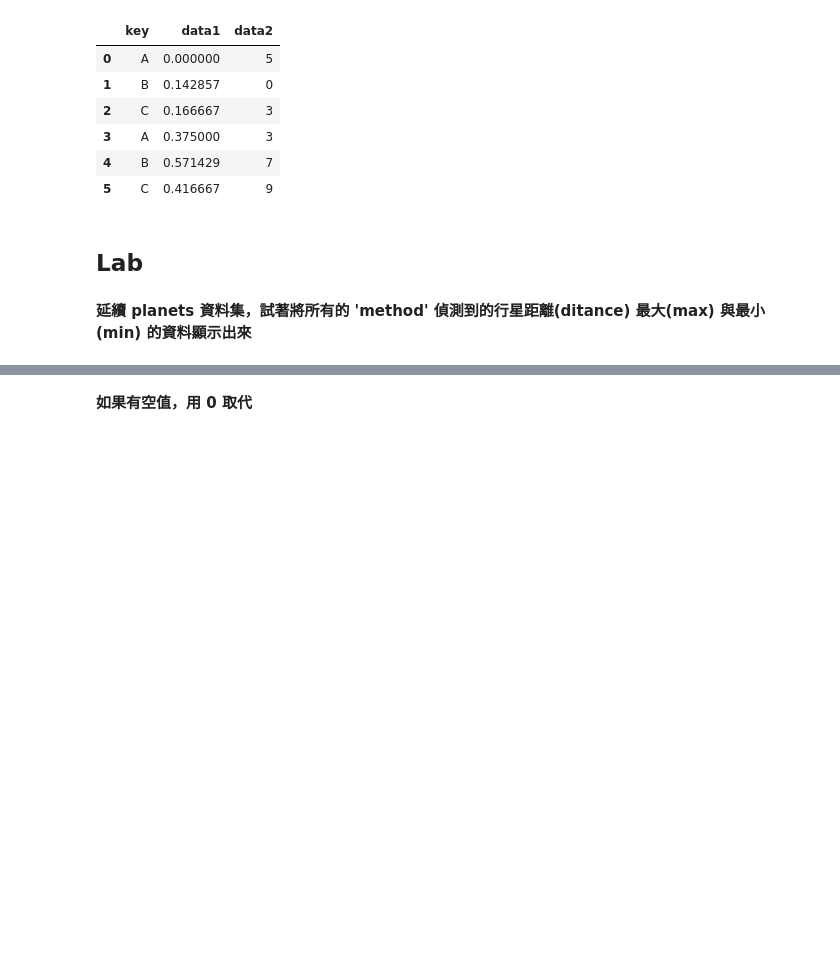
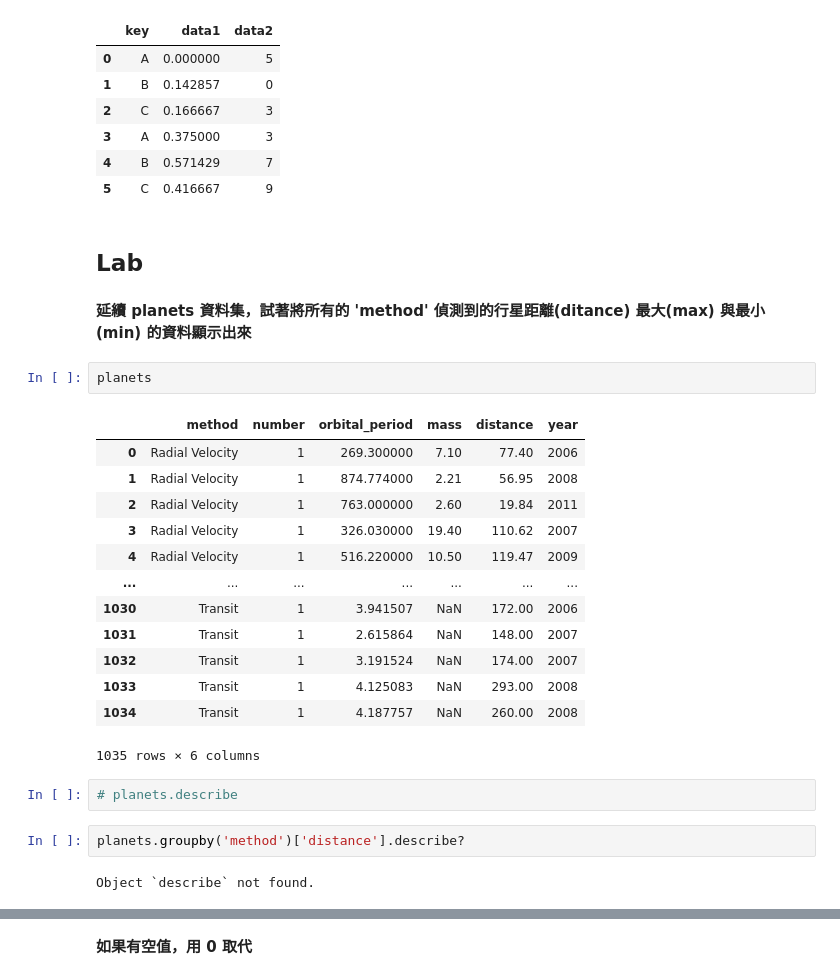
Before and after one commit to shangxiwu/data_analysis, a Jupyter notebook: Mod15_Aggregation_and_Grouping.ipynb, the cells around one changed output, grey strips where cells are left out. Cells and saved outputs as stored; diff of their text form; blank space fills up the shorter version.

```diff
--- a/Mod15_Aggregation_and_Grouping.ipynb
+++ b/Mod15_Aggregation_and_Grouping.ipynb
@@ -297,3 +345,25 @@ df.groupby('key').apply(norm_by_data2)
 ## Lab
 # %% [markdown]
 <b>延續 planets 資料集，試著將所有的 'method' 偵測到的行星距離(ditance) 最大(max) 與最小(min) 的資料顯示出來</b>
+# %%
+planets
+# %% [output]
+|  | method | number | orbital_period | mass | distance | year |
+| 0 | Radial Velocity | 1 | 269.300000 | 7.10 | 77.40 | 2006 |
+| 1 | Radial Velocity | 1 | 874.774000 | 2.21 | 56.95 | 2008 |
+| 2 | Radial Velocity | 1 | 763.000000 | 2.60 | 19.84 | 2011 |
+| 3 | Radial Velocity | 1 | 326.030000 | 19.40 | 110.62 | 2007 |
+| 4 | Radial Velocity | 1 | 516.220000 | 10.50 | 119.47 | 2009 |
+| ... | ... | ... | ... | ... | ... | ... |
+| 1030 | Transit | 1 | 3.941507 | NaN | 172.00 | 2006 |
+| 1031 | Transit | 1 | 2.615864 | NaN | 148.00 | 2007 |
+| 1032 | Transit | 1 | 3.191524 | NaN | 174.00 | 2007 |
+| 1033 | Transit | 1 | 4.125083 | NaN | 293.00 | 2008 |
+| 1034 | Transit | 1 | 4.187757 | NaN | 260.00 | 2008 |
+1035 rows × 6 columns
+# %%
+# planets.describe
+# %%
+planets.groupby('method')['distance'].describe?
+# %% [output]
+Object `describe` not found.
```
Also changed, not shown: parts of 16 cells of this notebook, 1 other file.
